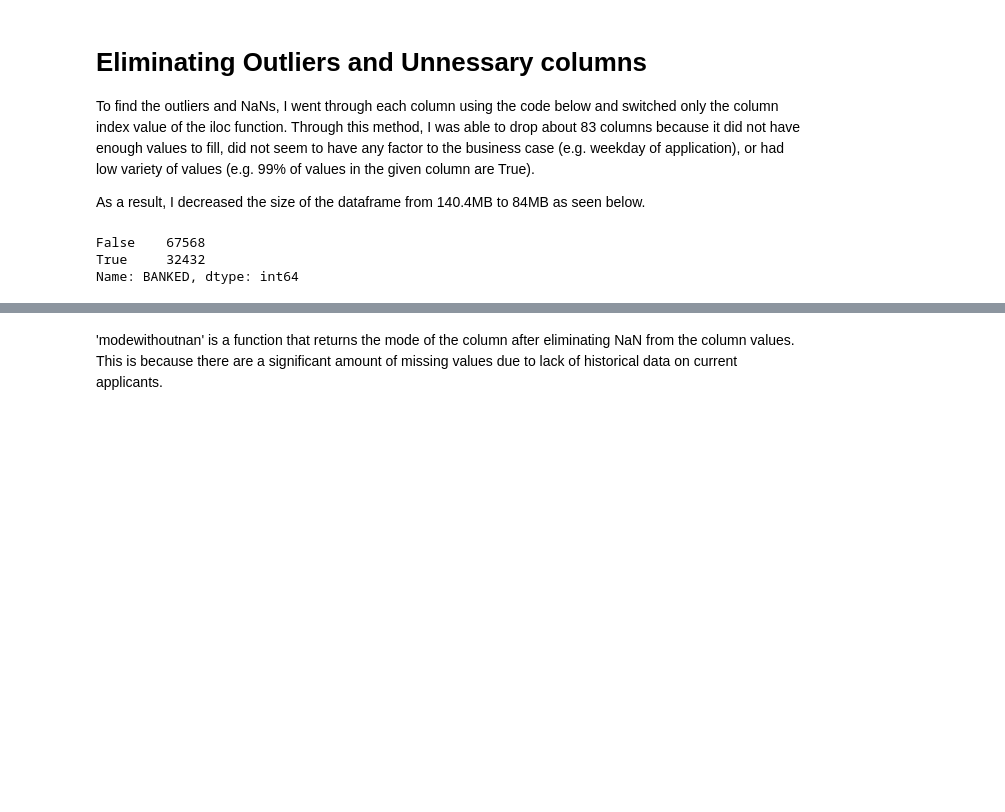
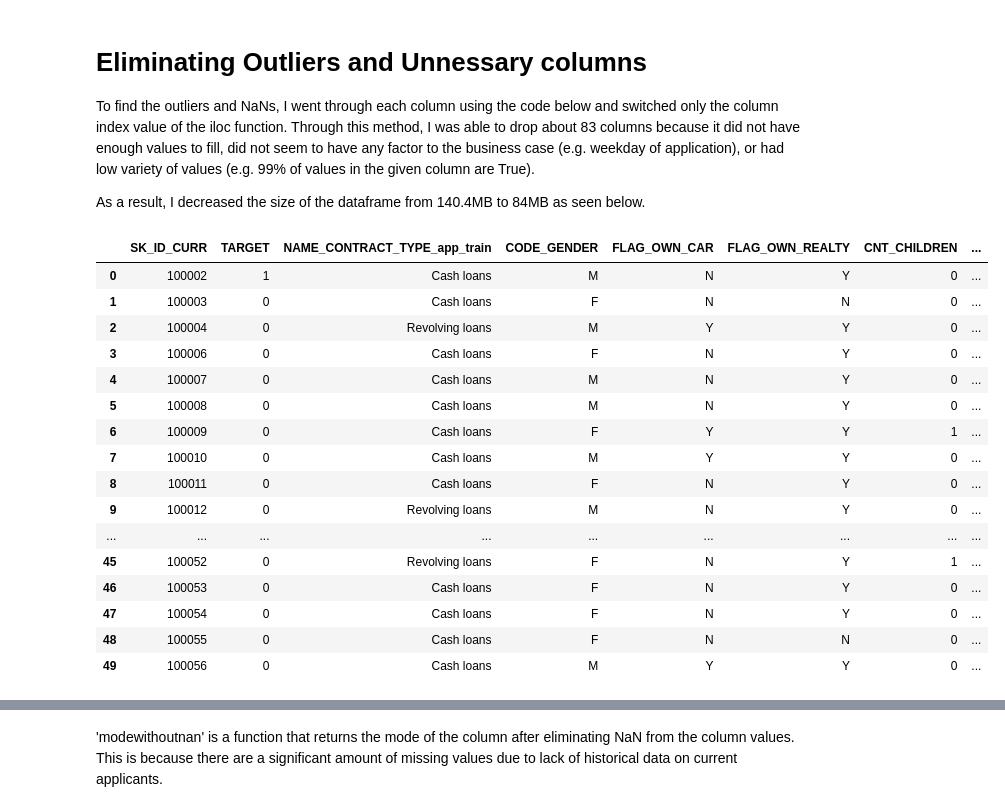
Before and after one commit to nervster/CapstoneProject1, a Jupyter notebook: Capstone1.ipynb, the cells around one changed output, grey strips where cells are left out. Saved outputs shown, nothing was run; the diff lists cells and outputs as text; code cells hidden in the pictures; blank space fills up the shorter version.

```diff
--- a/Capstone1.ipynb
+++ b/Capstone1.ipynb
@@ -144,6 +147,7 @@ df_installment_payments_pivot['DAY_INSTAL_ENTRY_DIFF'] = df_installment_payments
 df = df.merge(df_installment_payments_pivot,on =['SK_ID_CURR'],suffixes=('_curr2','_instpay'),how='left')
 # %%
 df['BANKED']= df.index.isin(df_bureau.index)
+df['BANKED']=df.BANKED.map({True:1,False:0})
 # %%
 print(df.info())
 # %% [output]
@@ -159,39 +163,23 @@ None
 To find the outliers and NaNs, I went through each column using the code below and switched only the column index value of the iloc function. Through this method, I was able to drop about 83 columns because it did not have enough values to fill, did not seem to have any factor to the business case (e.g. weekday of application), or had low variety of values (e.g. 99% of values in the given column are True).
 
 As a result, I decreased the size of the dataframe from 140.4MB to 84MB as seen below.
-# %%
-df.iloc[:,183].value_counts(dropna=False)
-# %% [output]
-False    67568
-True     32432
-Name: BANKED, dtype: int64
-# %%
-df = df.drop(columns=['NAME_TYPE_SUITE_app_train','FLAG_MOBIL',
-                'FLAG_EMP_PHONE','FLAG_PHONE','FLAG_WORK_PHONE',
-                'FLAG_EMAIL','FLAG_CONT_MOBILE','FLAG_PHONE',
-                'WEEKDAY_APPR_PROCESS_START_app_train',
-                'HOUR_APPR_PROCESS_START_app_train','EXT_SOURCE_1','EXT_SOURCE_2','EXT_SOURCE_3',
-                'APARTMENTS_AVG','BASEMENTAREA_AVG','YEARS_BEGINEXPLUATATION_AVG',
-               'YEARS_BUILD_AVG','COMMONAREA_AVG','ELEVATORS_AVG',
-               'ENTRANCES_AVG','FLOORSMAX_AVG','FLOORSMIN_AVG',
-                'LANDAREA_AVG','LIVINGAPARTMENTS_AVG','LIVINGAREA_AVG',
-               'NONLIVINGAPARTMENTS_AVG','NONLIVINGAREA_AVG','APARTMENTS_MODE',
-                'BASEMENTAREA_MODE','YEARS_BEGINEXPLUATATION_MODE',
-               'YEARS_BUILD_MODE','COMMONAREA_MODE','ELEVATORS_MODE',
-               'ENTRANCES_MODE','FLOORSMAX_MODE','FLOORSMIN_MODE','LANDAREA_MODE',
-                'LIVINGAPARTMENTS_MODE','LIVINGAREA_MODE','NONLIVINGAPARTMENTS_MODE',
-               'NONLIVINGAREA_MODE','APARTMENTS_MEDI','BASEMENTAREA_MEDI',
-                'YEARS_BEGINEXPLUATATION_MEDI','YEARS_BUILD_MEDI',
-               'COMMONAREA_MEDI','ELEVATORS_MEDI','ENTRANCES_MEDI',
-                'FLOORSMAX_MEDI','FLOORSMIN_MEDI','LANDAREA_MEDI',
-                'LIVINGAPARTMENTS_MEDI','LIVINGAREA_MEDI',
-                'NONLIVINGAPARTMENTS_MEDI','NONLIVINGAREA_MEDI',
-                'FONDKAPREMONT_MODE','HOUSETYPE_MODE',
-                'TOTALAREA_MODE','WALLSMATERIAL_MODE',
-                'EMERGENCYSTATE_MODE','DAYS_FIRST_DRAWING',
-               'DAYS_FIRST_DUE','DAYS_LAST_DUE','DAYS_LAST_DUE_1ST_VERSION',
-               'DAYS_TERMINATION','NAME_TYPE_SUITE_prev_app',
-               'WEEKDAY_APPR_PROCESS_START_prev_app','CREDIT_CURRENCY','AMT_REQ_CREDIT_BUREAU_HOUR',
-                     'AMT_REQ_CREDIT_BUREAU_DAY','AMT_REQ_CREDIT_BUREAU_WEEK',
-                     'AMT_REQ_CREDIT_BUREAU_MON','AMT_REQ_CREDIT_BUREAU_QRT','AMT_REQ_CREDIT_BUREAU_YEAR',
-                     'FLAG_LAST_APPL_PER_CONTRACT'],axis=1)
+# %%
+df.head(50)
+# %% [output]
+|  | SK_ID_CURR | TARGET | NAME_CONTRACT_TYPE_app_train | CODE_GENDER | FLAG_OWN_CAR | FLAG_OWN_REALTY | CNT_CHILDREN | ... |
+| 0 | 100002 | 1 | Cash loans | M | N | Y | 0 | ... |
+| 1 | 100003 | 0 | Cash loans | F | N | N | 0 | ... |
+| 2 | 100004 | 0 | Revolving loans | M | Y | Y | 0 | ... |
+| 3 | 100006 | 0 | Cash loans | F | N | Y | 0 | ... |
+| 4 | 100007 | 0 | Cash loans | M | N | Y | 0 | ... |
+| 5 | 100008 | 0 | Cash loans | M | N | Y | 0 | ... |
+| 6 | 100009 | 0 | Cash loans | F | Y | Y | 1 | ... |
+| 7 | 100010 | 0 | Cash loans | M | Y | Y | 0 | ... |
+| 8 | 100011 | 0 | Cash loans | F | N | Y | 0 | ... |
+| 9 | 100012 | 0 | Revolving loans | M | N | Y | 0 | ... |
+| ... | ... | ... | ... | ... | ... | ... | ... | ... |
+| 45 | 100052 | 0 | Revolving loans | F | N | Y | 1 | ... |
+| 46 | 100053 | 0 | Cash loans | F | N | Y | 0 | ... |
+| 47 | 100054 | 0 | Cash loans | F | N | Y | 0 | ... |
+| 48 | 100055 | 0 | Cash loans | F | N | N | 0 | ... |
+| 49 | 100056 | 0 | Cash loans | M | Y | Y | 0 | ... |
```
Also changed, not shown: parts of 27 cells of this notebook.
